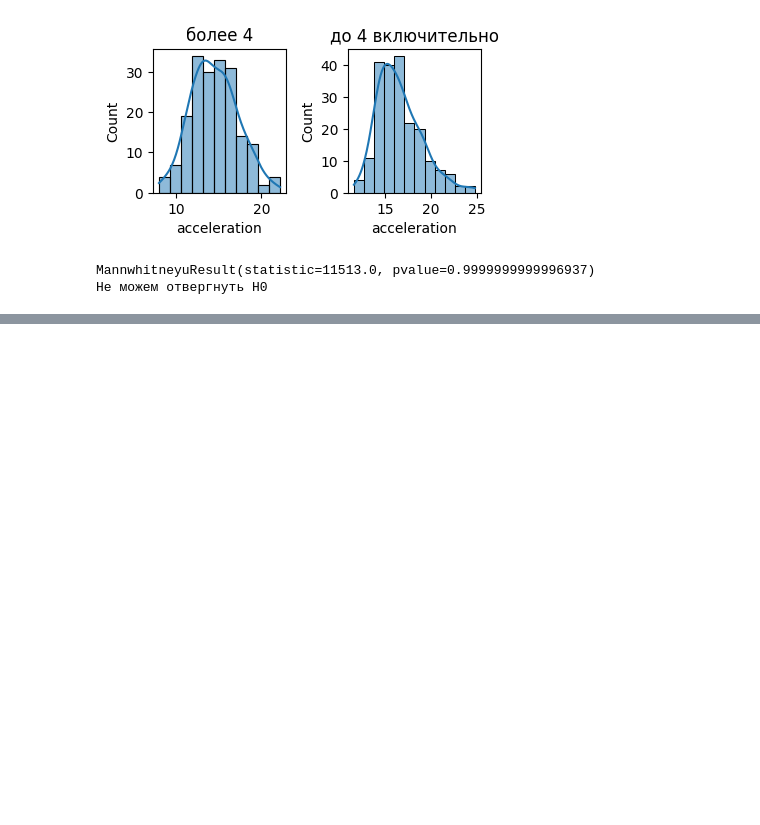
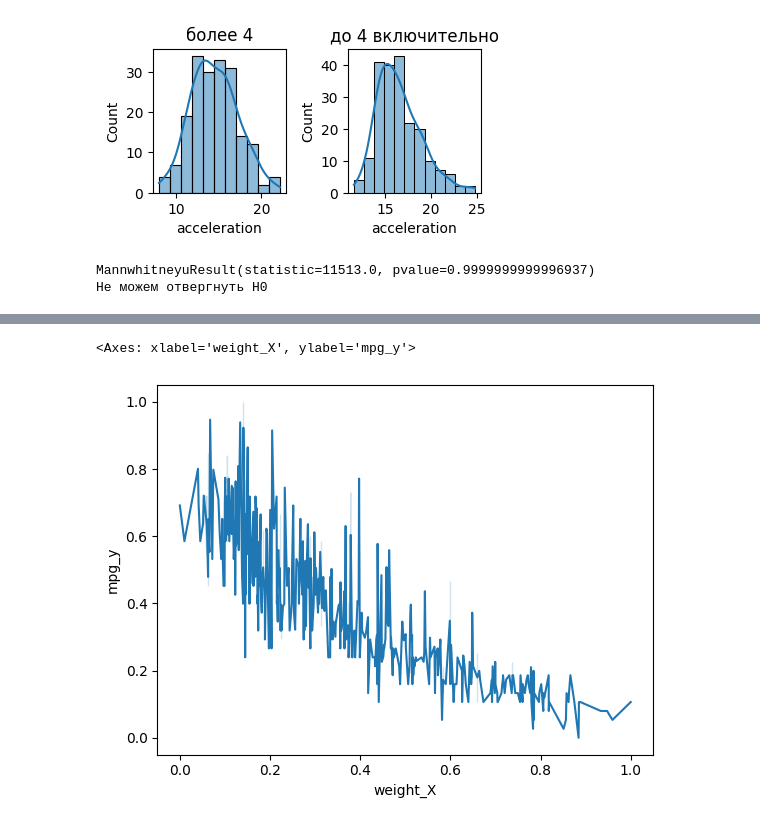
Before and after one commit to igel2000/ml-inno-hw, a Jupyter notebook: 1.Math/1.99.MathItog.ipynb, the cells around one changed output, grey strips where cells are left out. Drawn from its saved outputs; the diff is of its cells as text; code cells hidden in the pictures; blank space fills up the shorter version.

```diff
--- a/1.Math/1.99.MathItog.ipynb
+++ b/1.Math/1.99.MathItog.ipynb
@@ -357,0 +469,5 @@ sns.lineplot(y='mpg_minmax',x='weight_minmax', data=df_mpg_weight)
+# %%
+sns.lineplot(y='mpg_y',x='weight_X', data=df_mpg_weight)
+# %% [output]
+<Axes: xlabel='weight_X', ylabel='mpg_y'>
+[figure, added]
```
Also changed, not shown: parts of 83 cells of this notebook.
